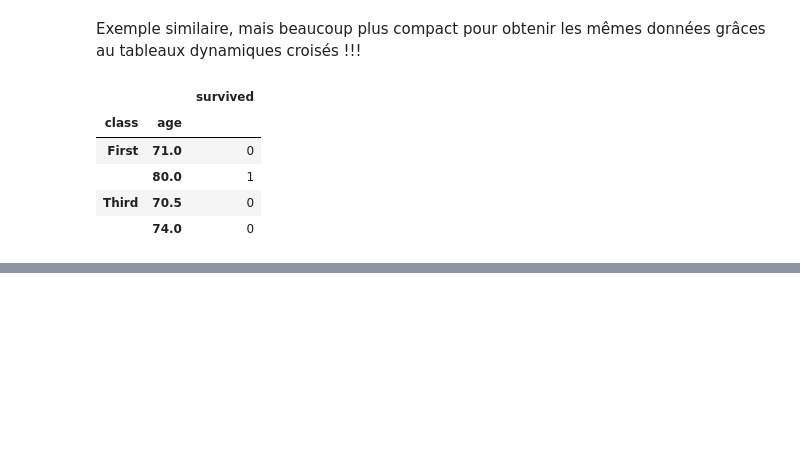
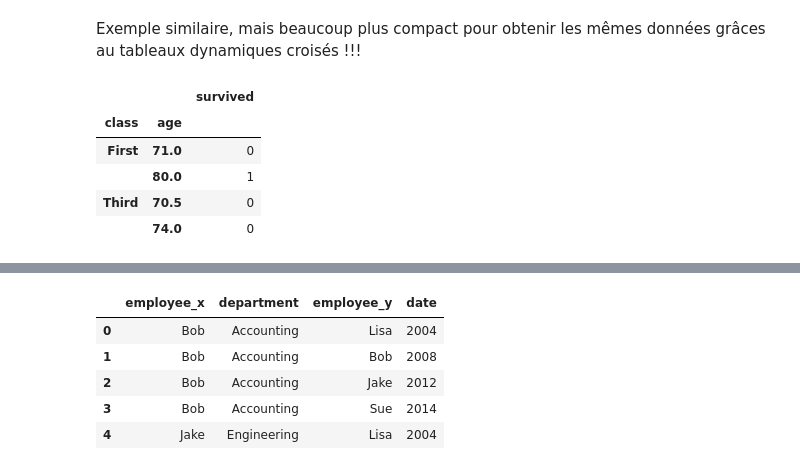
Before and after one commit to SmellyArmure/04-Jupyter, a Jupyter notebook: PandasDemo.ipynb, the cells around one changed output, grey strips where cells are left out. Saved outputs shown, nothing was run; the diff lists cells and outputs as text; code cells hidden in the pictures; blank space fills up the shorter version.

```diff
--- a/PandasDemo.ipynb
+++ b/PandasDemo.ipynb
@@ -427,0 +878,14 @@ titanic_bis[masque].pivot_table('survived', ['class', 'age'],aggfunc="sum")
+# %%
+###########################
+# Deuxième manière de faire..
+
+# ...permettant de condenser en une seule ligne :
+
+pd.merge(df1.assign(key=0), df2.assign(key=0), on='key').drop('key', axis=1).head(5)
+# %% [output]
+|  | employee_x | department | employee_y | date |
+| 0 | Bob | Accounting | Lisa | 2004 |
+| 1 | Bob | Accounting | Bob | 2008 |
+| 2 | Bob | Accounting | Jake | 2012 |
+| 3 | Bob | Accounting | Sue | 2014 |
+| 4 | Jake | Engineering | Lisa | 2004 |
```
Also changed, not shown: parts of 34 cells of this notebook.
